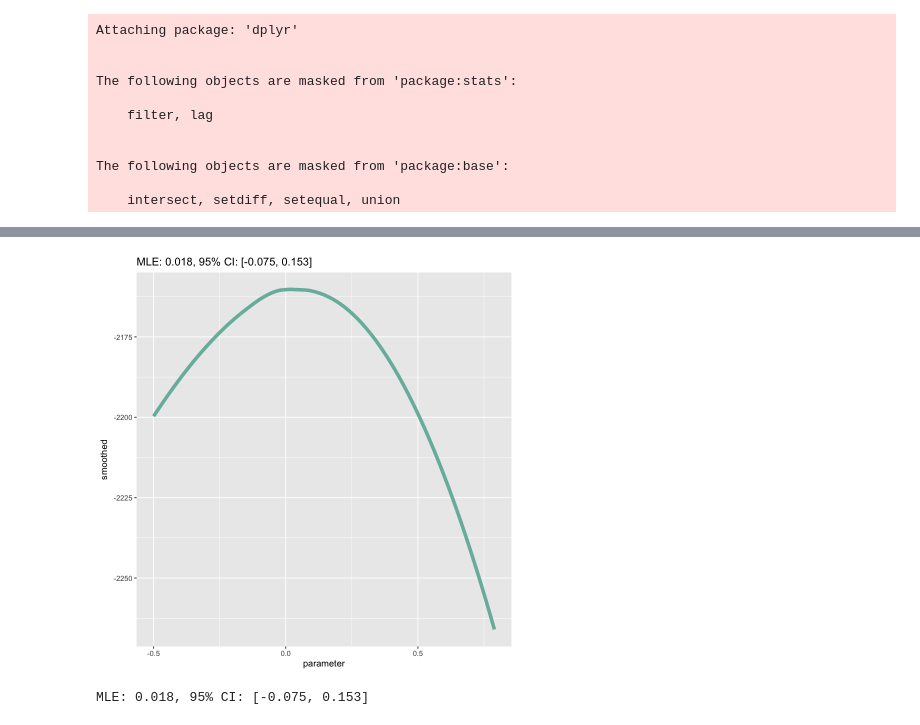
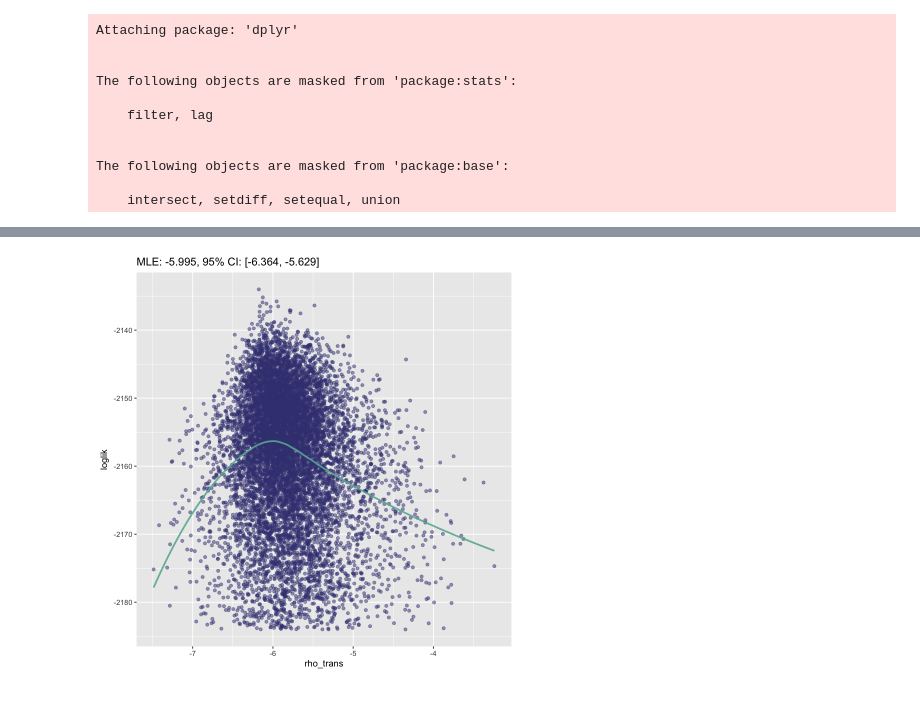
Before and after one commit to ChaosDonkey06/MCAP, a Jupyter notebook: docs/mcap_r.ipynb, the cells around one changed output, grey strips where cells are left out. Drawn from its saved outputs; the diff is of its cells as text; code cells hidden in the pictures.

```diff
--- a/docs/mcap_r.ipynb
+++ b/docs/mcap_r.ipynb
@@ -26,7 +33,25 @@ ERROR: Error in library("loess"): there is no package called 'loess'
 # %%
-mcap_r <- mcap(ll_df$loglik, ll_df$bEP, level = 0.95, span = 0.75, Ngrid = 1000)
+levels <- c(0.9, 0.75, 0.5)
+params <- c("rho_trans", "bEP", "bCP")
 
-mle      <- mcap_r$mle
-sm_ll_df <- mcap_r$fit
-param    <- mcap_r$param
-ci       <- mcap_r$ci
+mcap_all_df <- data.frame(parameter = numeric(), loglik = numeric(), smoothed = numeric(), ci_low = numeric(), ci_high = numeric(), mle = numeric(), span = numeric())
+for (par in params)
+{
+    for (span_sm in levels)
+    {
+        mcap_r  <- mcap(ll_df$loglik, ll_df[[par]], level = 0.95, span = span_sm, Ngrid = 1000)
+
+        mle      <- mcap_r$mle
+        sm_ll_df <- mcap_r$fit
+        param    <- mcap_r$param
+        ci       <- mcap_r$ci
+
+        sm_ll_df$ci_low  <- mcap_r$ci[1]
+        sm_ll_df$ci_high <- mcap_r$ci[2]
+        sm_ll_df$mle  <- mle
+        sm_ll_df$span      <- span_sm
+        sm_ll_df$param_name <- par
+
+        mcap_all_df <- rbind(mcap_all_df, sm_ll_df)
+    }
+}
@@ -33,18 +61,17 @@ ci       <- mcap_r$ci
 # %%
 library("ggplot2")
 
 #plot(x = sm_ll_df$parameter, y = sm_ll_df$smoothed, ylab = "loglik")
 #+ theme(plot_background= element_rect(fill='lightblue', color='lightblue'))
 title <- sprintf("MLE: %.3f, 95%% CI: [%.3f, %.3f]", mle, ci[1], ci[2])
 ggplot(sm_ll_df, aes(x=parameter, y=smoothed)) +
-  geom_line(color="#69b3a2", linewidth=2, alpha=0.9, linetype=1) +
-  ggtitle(title)
+        geom_point(aes(x = rho_trans, y = loglik), data=ll_df, color="#404080", alpha=0.5) +
+        geom_line(color="#69b3a2", linewidth=1, alpha=0.9, linetype=1) +
+        ggtitle(title)
+
+# geom_line(aes(x = parameter, y = quadratic),  color="#972b10", alpha=0.5) +
 # %% [output]
-[figure, old version]
+[figure, new version]
-# %%
-cat(sprintf("MLE: %.3f, 95%% CI: [%.3f, %.3f]", mle, ci[1], ci[2]))
-# %% [output]
-MLE: 0.018, 95% CI: [-0.075, 0.153]
 # %%
 ci[1]
 # %% [output]
```
Also changed, not shown: parts of 4 cells of this notebook, 5 other files.
